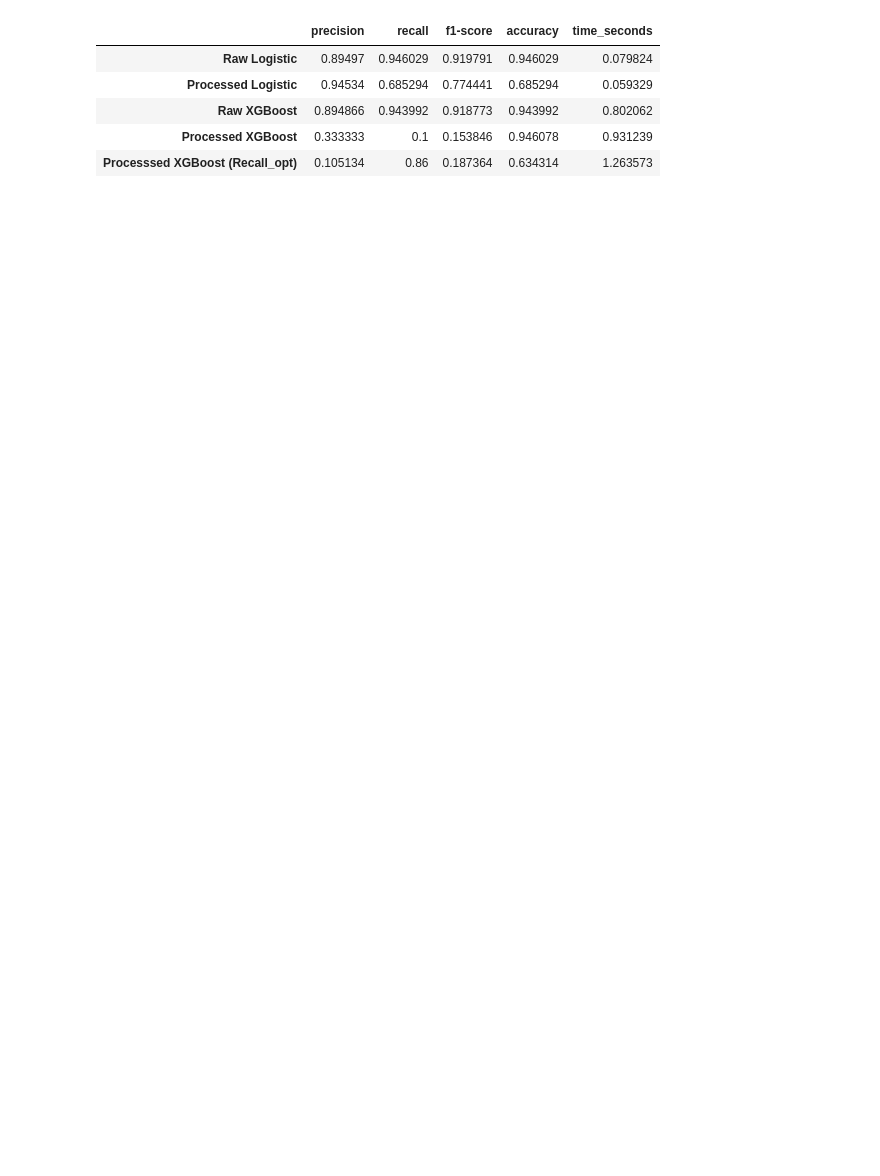
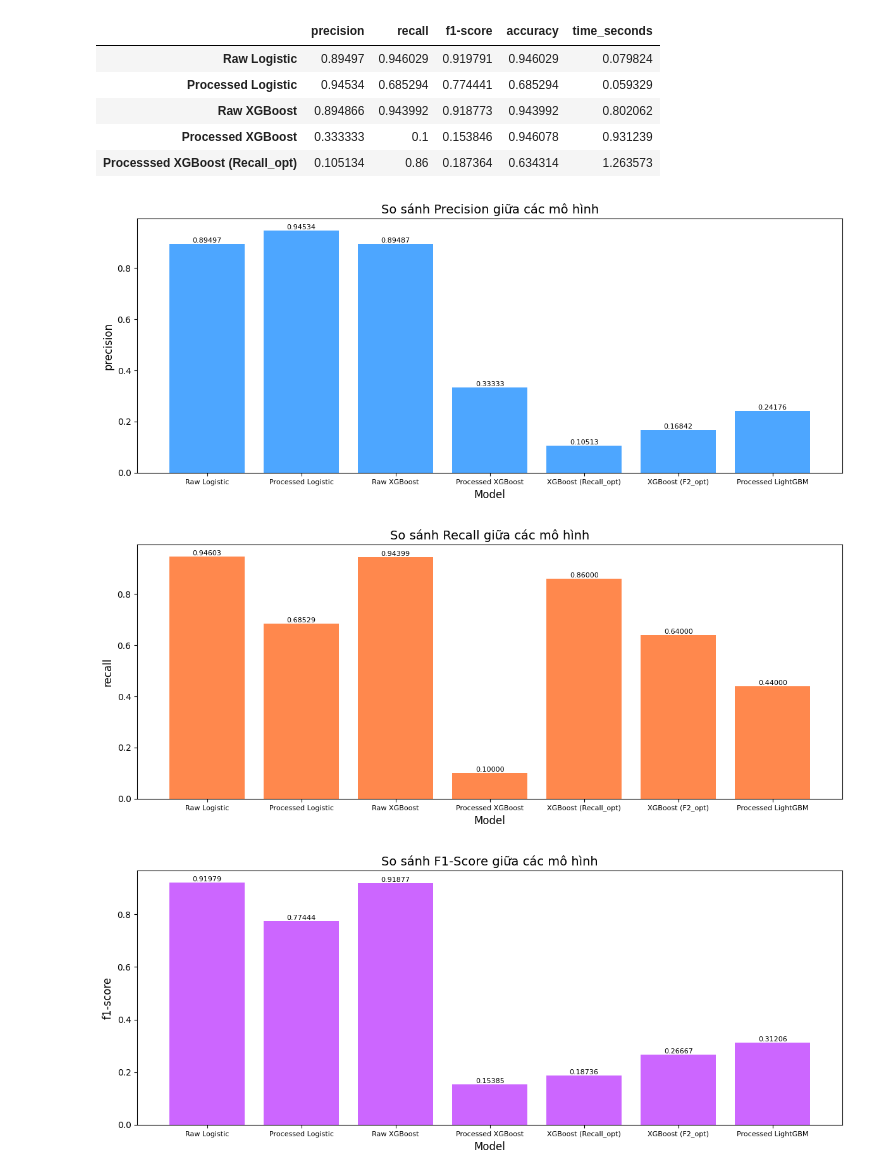
Before and after one commit to Brozic2908/Stroke-Prediction-Project, a Jupyter notebook: src/models/compare_models.ipynb, the cells around one changed output. Drawn from its saved outputs; the diff is of its cells as text; code cells hidden in the pictures; blank space fills up the shorter version.

```diff
--- a/src/models/compare_models.ipynb
+++ b/src/models/compare_models.ipynb
@@ -99,3 +99,73 @@ comparison_T.head()
 | Raw XGBoost | 0.894866 | 0.943992 | 0.918773 | 0.943992 | 0.802062 |
 | Processed XGBoost | 0.333333 | 0.1 | 0.153846 | 0.946078 | 0.931239 |
 | Processsed XGBoost (Recall_opt) | 0.105134 | 0.86 | 0.187364 | 0.634314 | 1.263573 |
+# %%
+import pandas as pd
+import matplotlib.pyplot as plt
+from pathlib import Path
+import random
+
+def random_colors(n):
+    return ["#" + ''.join(random.choices('0123456789ABCDEF', k=6)) for _ in range(n)]
+
+metric_colors = {
+    "precision": "#4da6ff",     # xanh dương
+    "recall": "#ff884d",        # cam
+    "f1-score": "#cc66ff",      # tím
+    "accuracy": "#66cc66",      # xanh lá
+    "time_seconds": "#ff6666",  # đỏ
+}
+
+
+results_dir = Path.cwd().parent.parent / "data" / "results"
+df = pd.read_csv(results_dir / "model_comparison.csv")
+
+# Đặt đúng index = Model
+# if "Model" in df.columns:
+#     df = df.set_index("Model")
+
+def plot_metric(df, metric, title):
+    color = metric_colors.get(metric, "skyblue")
+
+    plt.figure(figsize=(12, 5))
+    plt.bar(df.index, df[metric], color=color)
+
+    plt.title(title, fontsize=14)
+    plt.ylabel(metric, fontsize=12)
+    plt.xlabel("Model", fontsize=12)
+
+    # 🔥 CHỈNH FONT CHO NHỎ LẠI & NẰM NGANG
+    plt.xticks(rotation=0, ha="center", fontsize=8)
+
+    # Hiển thị giá trị lên đầu cột
+    for x, y in zip(df.index, df[metric]):
+        plt.text(x, y, f"{y:.5f}", ha="center", va="bottom", fontsize=8)
+
+    plt.tight_layout()
+    plt.show()
+
+
+df.index = [
+    "Raw Logistic",
+    "Processed Logistic",
+    "Raw XGBoost",
+    "Processed XGBoost",
+    "XGBoost (Recall_opt)",
+    "XGBoost (F2_opt)",
+    "Processed LightGBM"
+]
+
+
+plot_metric(df, "precision", "So sánh Precision giữa các mô hình")
+
+plot_metric(df, "recall", "So sánh Recall giữa các mô hình")
+
+plot_metric(df, "f1-score", "So sánh F1-Score giữa các mô hình")
+
+plot_metric(df, "accuracy", "So sánh Accuracy giữa các mô hình")
+
+# plot_metric(df, "time_seconds", "So sánh Thời gian huấn luyện giữa các mô hình Machine Learning")
+# %% [output]
+[figure, added]
+[figure, added]
+[figure, added]
```
Also changed, not shown: parts of 1 cell of this notebook.
